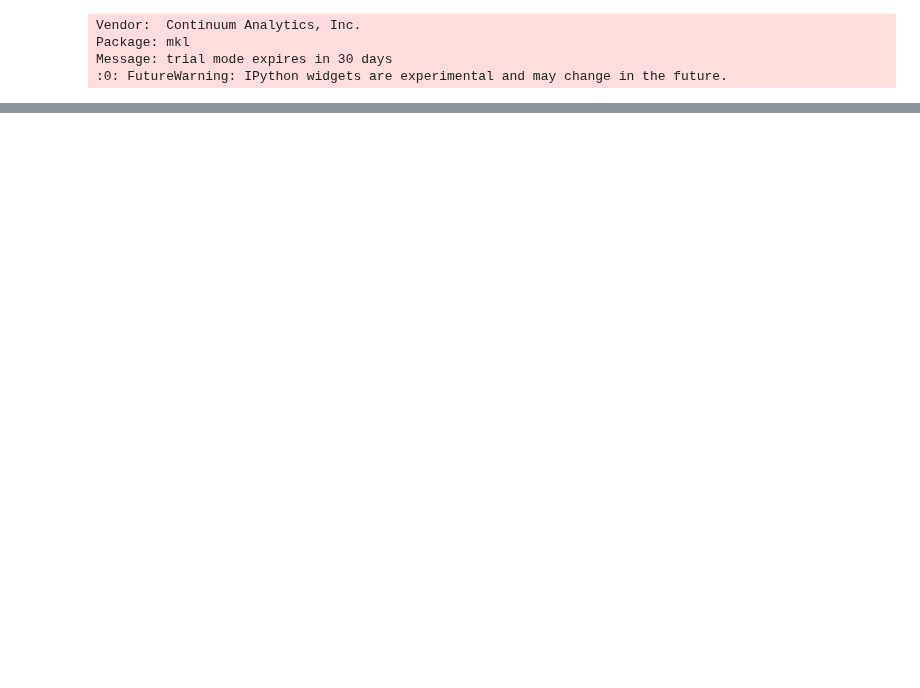
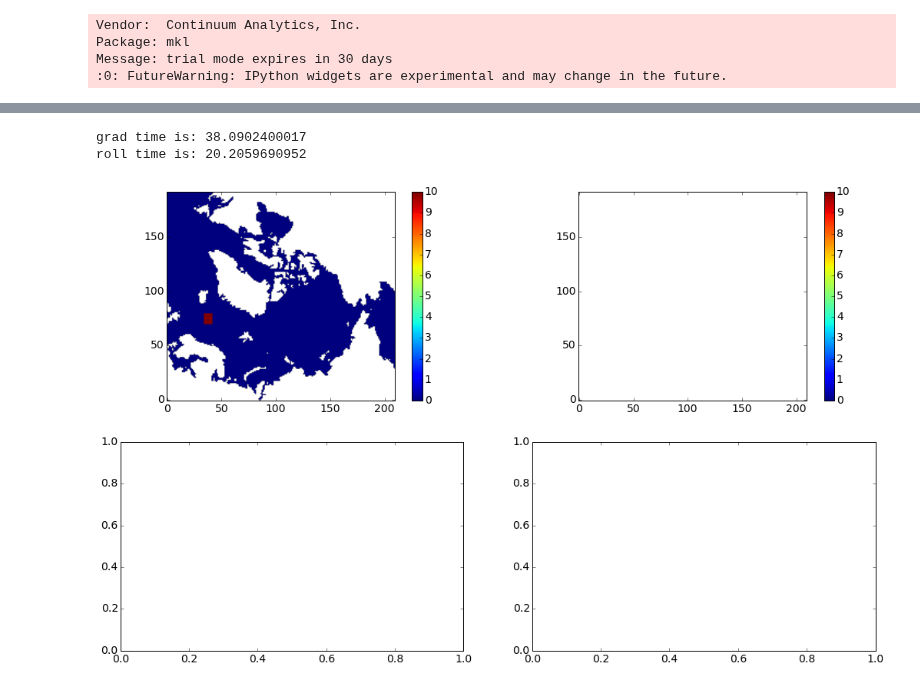
Before and after one commit to AlessandroMozzato/notebooks, a Jupyter notebook: GradientVelocity.ipynb, the cells around one changed output, grey strips where cells are left out. Saved outputs shown, nothing was run; the diff lists cells and outputs as text; code cells hidden in the pictures; blank space fills up the shorter version.

```diff
--- a/GradientVelocity.ipynb
+++ b/GradientVelocity.ipynb
@@ -219 +162,58 @@ plt.colorbar()
+# %%
+Depth1 = np.zeros_like(Depth)
+for xx in range(len(X)):
+    for yy in range(len(Y)):
+        Depth1[yy,xx] = (xx - len(X)/2)**2 + (yy - len(Y)/2)**2
+
+def plot_vel_grad(S0,Sx,Sy,nt,dt,dx):
+
+    S1 = np.array(S0)
+    Sx2 = np.array(np.gradient(Depth1))[0,:,:]
+    Sy2 = np.array(np.gradient(Depth1))[1,:,:]
+
+    for i in range(0,nt):
+        S1 = S1 + dt*np.array(np.gradient(S1*Sx2))[0,:,:] + dt*np.array(np.gradient(S1*Sy2))[1,:,:]
+
+    return S1
+
+def plot_vel_roll(S0,Sx,Sy,nt,dt,dx):
+
+    S1 = np.array(S0)
+    Sx2 = np.array(np.gradient(Depth1))[0,:,:]
+    Sy2 = np.array(np.gradient(Depth1))[1,:,:]
+
+    for i in range(0,nt):
+        S1 = S1 + dt*(np.roll(S1*Sx2, -1, axis=0) - np.roll(S1*Sx2, 1, axis=0)) / (dx*2.) \
+                + dt*(np.roll(S1*Sy2, -1, axis=1) - np.roll(S1*Sy2, 1, axis=1)) / (dx*2.)
+
+
+    #S[hfacc[0,:,:]==0]=np.nan
+    S00 = np.array(S0)
+    #S00[hfacc[0,:,:]==0]=np.nan
+    vimin = 0
+    vimax = 10
+    fig, axes = plt.subplots(2,2)
+    S00[hfacc[0,:,:]==0]=np.nan
+    a0 = axes[0,0].imshow(S00,vmin=vimin,vmax=vimax,origin="lower")
+    cbar = fig.colorbar(a0 , ax=axes[0,0])
+    S1[hfacc[0,:,:]==0]=np.nan
+    a1 = axes[0,1].imshow(S1,vmin=vimin,vmax=vimax,origin="lower")
+    cbar = fig.colorbar(a1 , ax=axes[0,1])
+    fig.subplots_adjust(right=2.4,top=2.2)
+
+    return S1
+
+start = timeit.default_timer()
+plot_vel_grad(S0,Sx2,Sy2,nt=20000,dt=0.001,dx=1)
+stop = timeit.default_timer()
+print "grad time is: "+str(stop - start)
+
+start = timeit.default_timer()
+plot_vel_roll(S0,Sx2,Sy2,nt=20000,dt=0.001,dx=1)
+stop = timeit.default_timer()
+print "roll time is: "+str(stop - start)
+# %% [output]
+grad time is: 38.0902400017
+roll time is: 20.2059690952
+[figure, added]
 # %%
```
Also changed, not shown: parts of 16 cells of this notebook, 3 other files.
